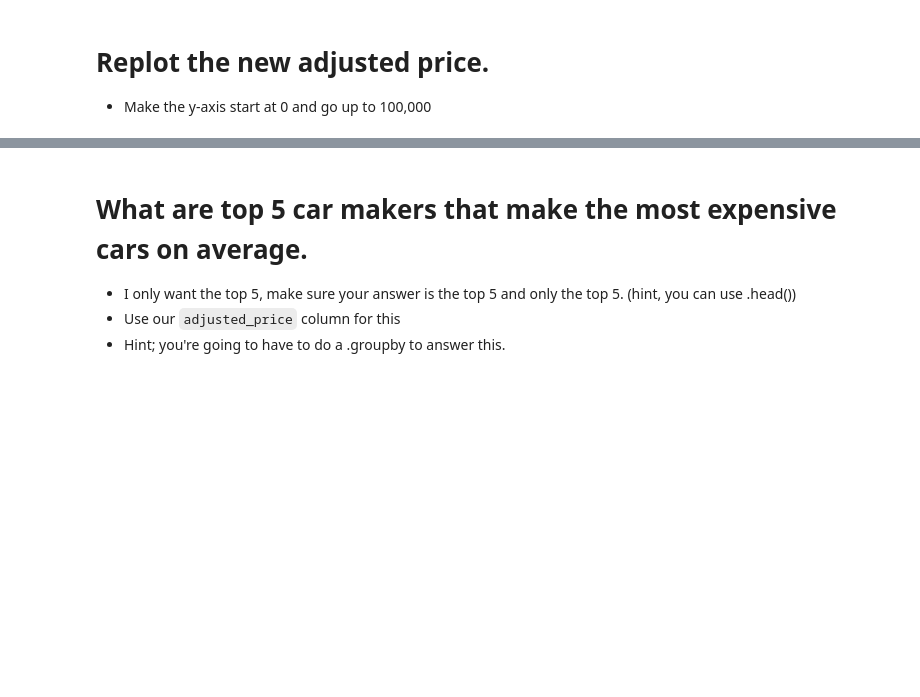
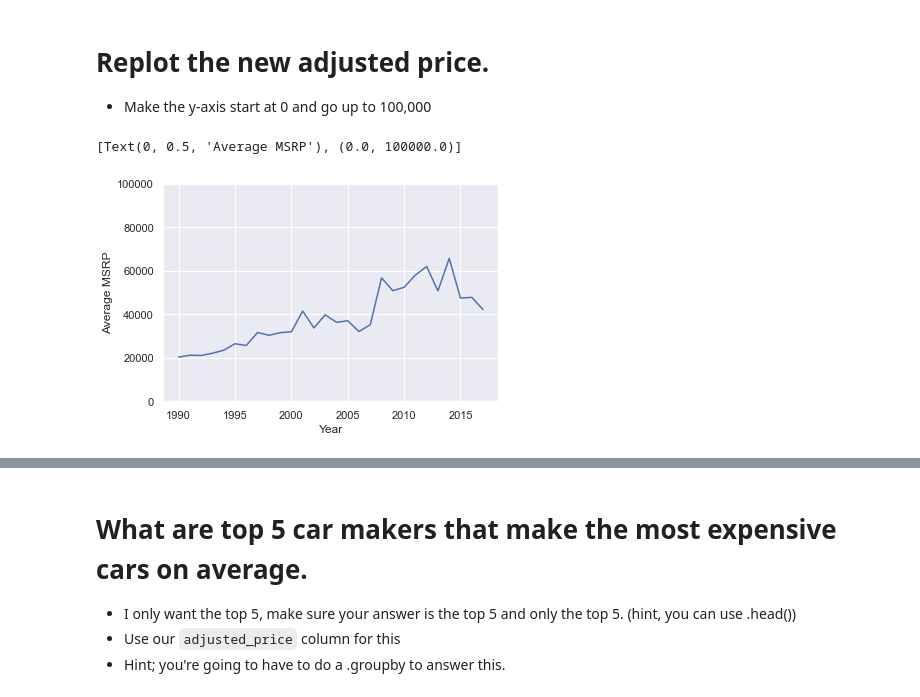
Before and after one commit to deepankarck2/2022-fall-data-science, a Jupyter notebook: Week-02-EDA/Exercise-EDA.ipynb, the cells around one changed output, grey strips where cells are left out. Cells and saved outputs as stored; diff of their text form; code cells hidden in the pictures; blank space fills up the shorter version.

```diff
--- a/Week-02-EDA/Exercise-EDA.ipynb
+++ b/Week-02-EDA/Exercise-EDA.ipynb
@@ -218,8 +243,10 @@ Make a new column that is called `adjusted_price`, that contains all prices, how
 # %%
 # Make a column where is 10 when year is less than 2000, else 1.
-
+year_before_2001 = df['Year'] <= 2000
+df["price_adjuster"] = np.where(year_before_2001, 10, 1)
 
 # Multiply the MSRP by the price adjuster.
+df["adjusted_price"] = df["MSRP"] * df['price_adjuster']
 # %% [markdown]
 # Replot the new adjusted price.
 * Make the y-axis start at 0 and go up to 100,000
@@ -227,0 +253,10 @@ Make a new column that is called `adjusted_price`, that contains all prices, how
+# %%
+# Plot new prices
+gbo = df.groupby('Year')
+average_msrp = gbo['adjusted_price'].mean()
+
+ax = sns.lineplot(data=average_msrp)
+ax.set(ylabel="Average MSRP", ylim = (0,100000))
+# %% [output]
+[Text(0, 0.5, 'Average MSRP'), (0.0, 100000.0)]
+[figure, added]
```
Also changed, not shown: parts of 19 cells of this notebook.
